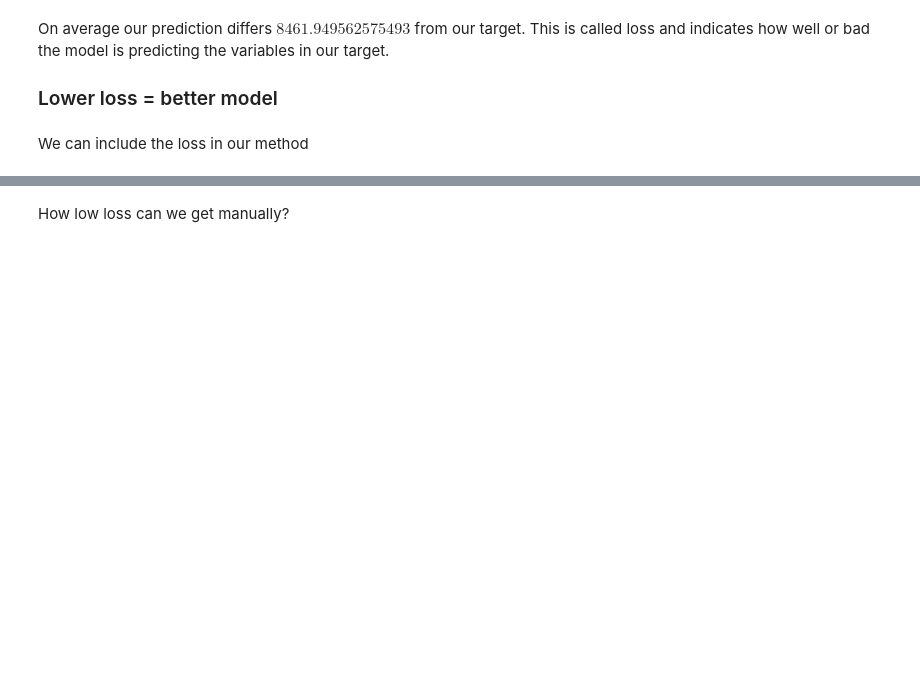
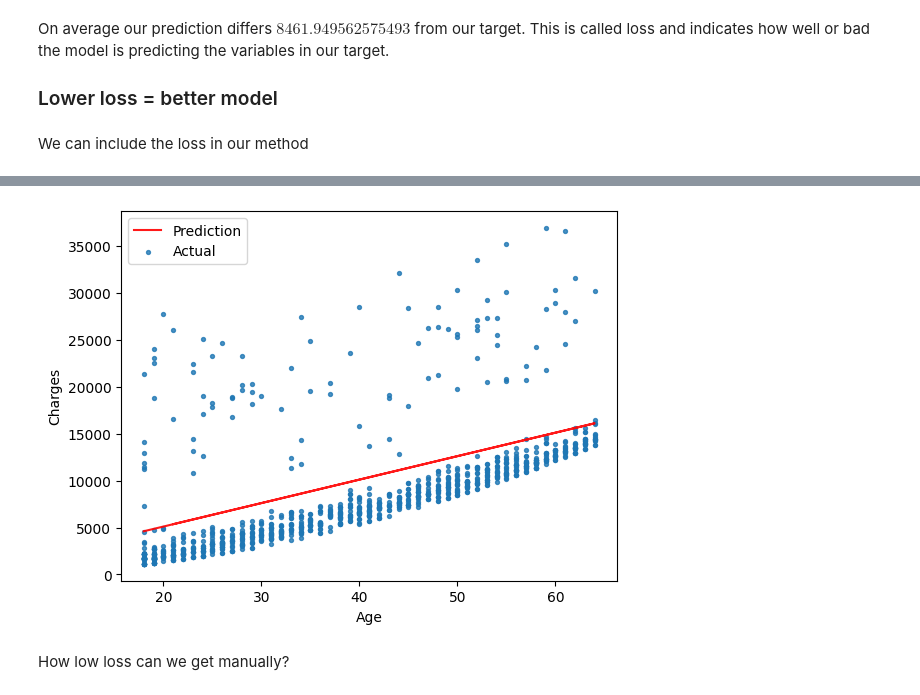
Before and after one commit to Slothay/MachineLearning, a Jupyter notebook: Day1/Show/SciKitLearnLinear.ipynb, the cells around one changed output, grey strips where cells are left out. Drawn from its saved outputs; the diff is of its cells as text; code cells hidden in the pictures; blank space fills up the shorter version.

```diff
--- a/Day1/Show/SciKitLearnLinear.ipynb
+++ b/Day1/Show/SciKitLearnLinear.ipynb
@@ -337,0 +334,3 @@ RMSE Loss:  4731.657454345046
+# %%
+try_parameters(250,100)
+# %% [output]
@@ -338,3 +338,4 @@ RMSE Loss:  4731.657454345046
+[figure, added]
 # %% [markdown]
 How low loss can we get manually?
 # %% [markdown]
```
Also changed, not shown: parts of 11 cells of this notebook, 5 other files.
